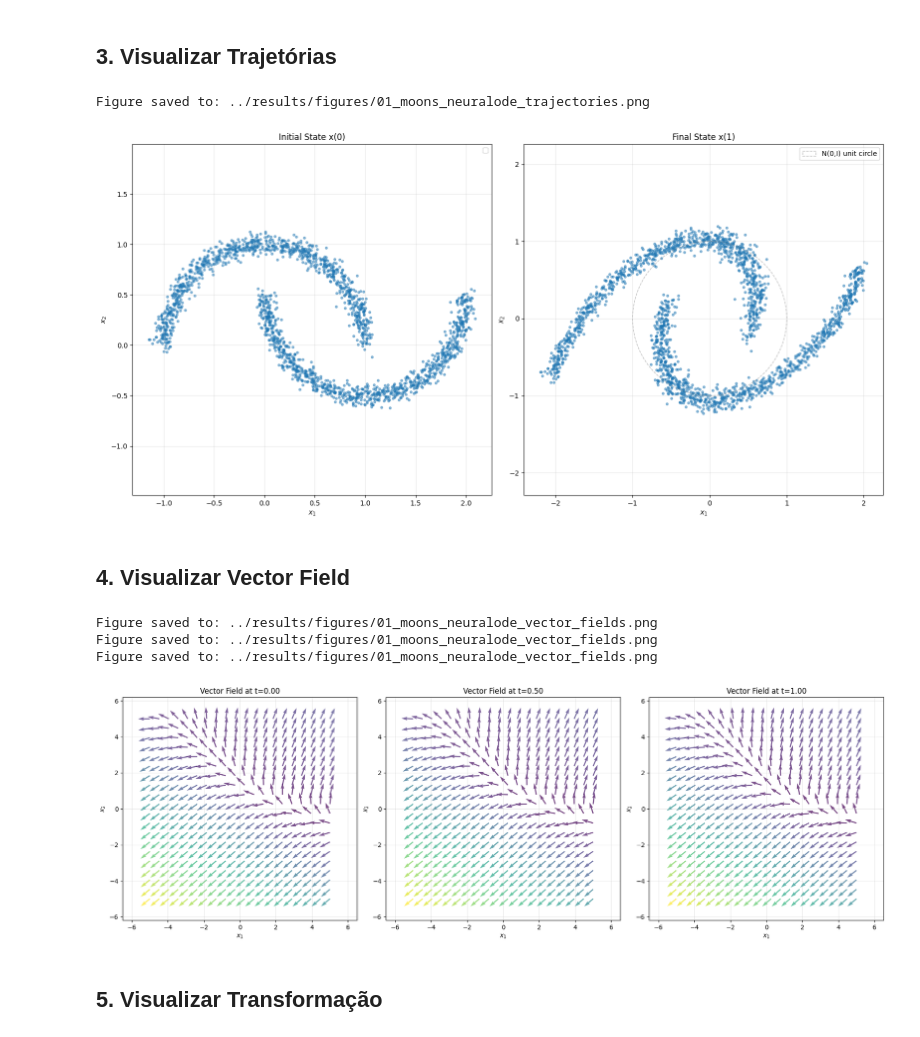
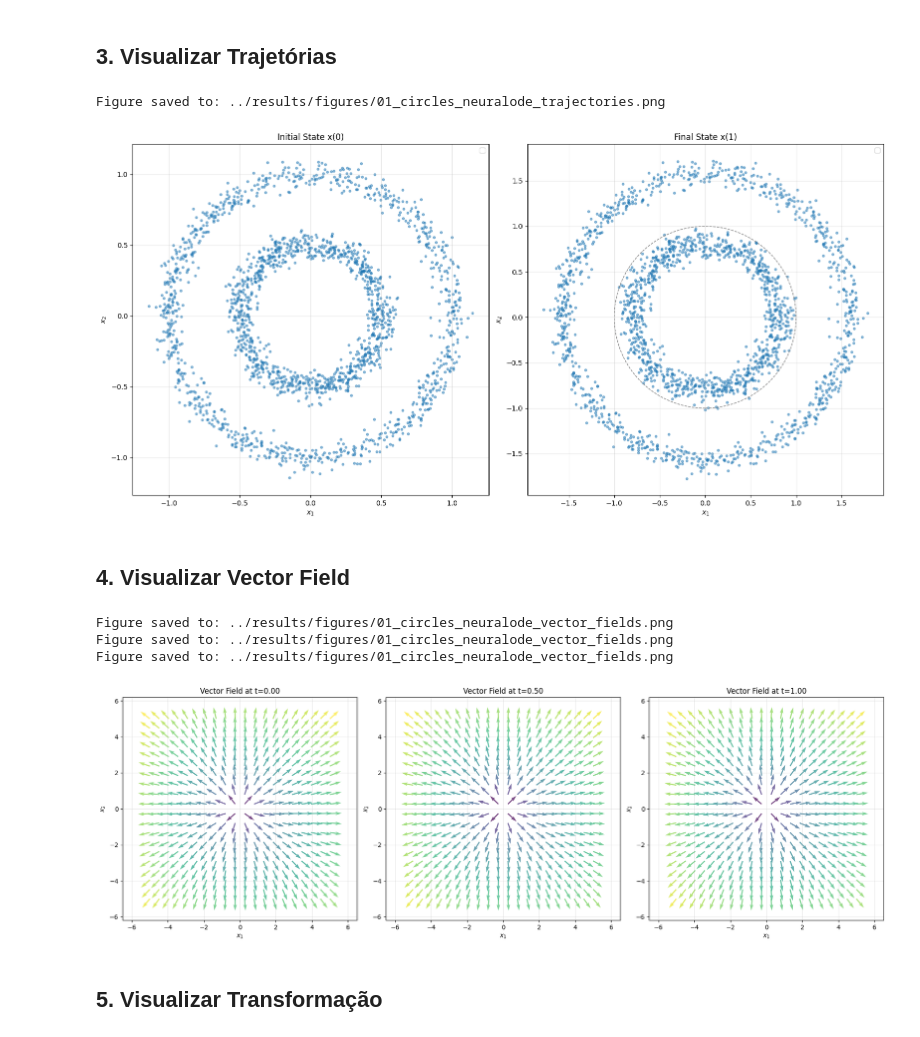
Before and after one commit to lucascbarbosa/flow, a Jupyter notebook: notebooks/01_neural_ode_2d.ipynb, the cells around one changed output. Saved outputs shown, nothing was run; the diff lists cells and outputs as text; code cells hidden in the pictures.

```diff
--- a/notebooks/01_neural_ode_2d.ipynb
+++ b/notebooks/01_neural_ode_2d.ipynb
@@ -33,7 +33,7 @@ os.makedirs(FIGURES_DIR, exist_ok=True)
 os.makedirs(CHECKPOINTS_DIR, exist_ok=True)
 
 # Dataset and model names for file naming
-DATASET_NAME = 'moons'
+DATASET_NAME = 'circles'
 MODEL_NAME = 'neuralode'
 # %% [output]
 Using device: cuda
@@ -101,15 +101,19 @@ Epoch 12, Loss: 0.027567
 # %%
 Synthetic2DViz.plot_trajectories(
     model,
     dataset,
     n_samples=2000,
-    save_path=os.path.join(FIGURES_DIR, f'01_{DATASET_NAME}_{MODEL_NAME}_trajectories.png')
+    n_steps=100,
+    save_path=os.path.join(
+        FIGURES_DIR,
+        f'01_{DATASET_NAME}_{MODEL_NAME}_trajectories.png'
+    )
 )
 plt.tight_layout()
 plt.show()
 # %% [output]
-Figure saved to: ../results/figures/01_moons_neuralode_trajectories.png
+Figure saved to: ../results/figures/01_circles_neuralode_trajectories.png
-[figure, old version]
+[figure, new version]
 # %% [markdown]
 ## 4. Visualizar Vector Field
 # %%
@@ -128,10 +132,10 @@ for i, t in enumerate([0.0, 0.5, 1.0]):
 plt.tight_layout()
 plt.show()
 # %% [output]
-Figure saved to: ../results/figures/01_moons_neuralode_vector_fields.png
-Figure saved to: ../results/figures/01_moons_neuralode_vector_fields.png
-Figure saved to: ../results/figures/01_moons_neuralode_vector_fields.png
+Figure saved to: ../results/figures/01_circles_neuralode_vector_fields.png
+Figure saved to: ../results/figures/01_circles_neuralode_vector_fields.png
+Figure saved to: ../results/figures/01_circles_neuralode_vector_fields.png
-[figure, old version]
+[figure, new version]
 # %% [markdown]
 ## 5. Visualizar Transformação
 # %%
```
Also changed, not shown: parts of 3 cells of this notebook, 4 other files.
